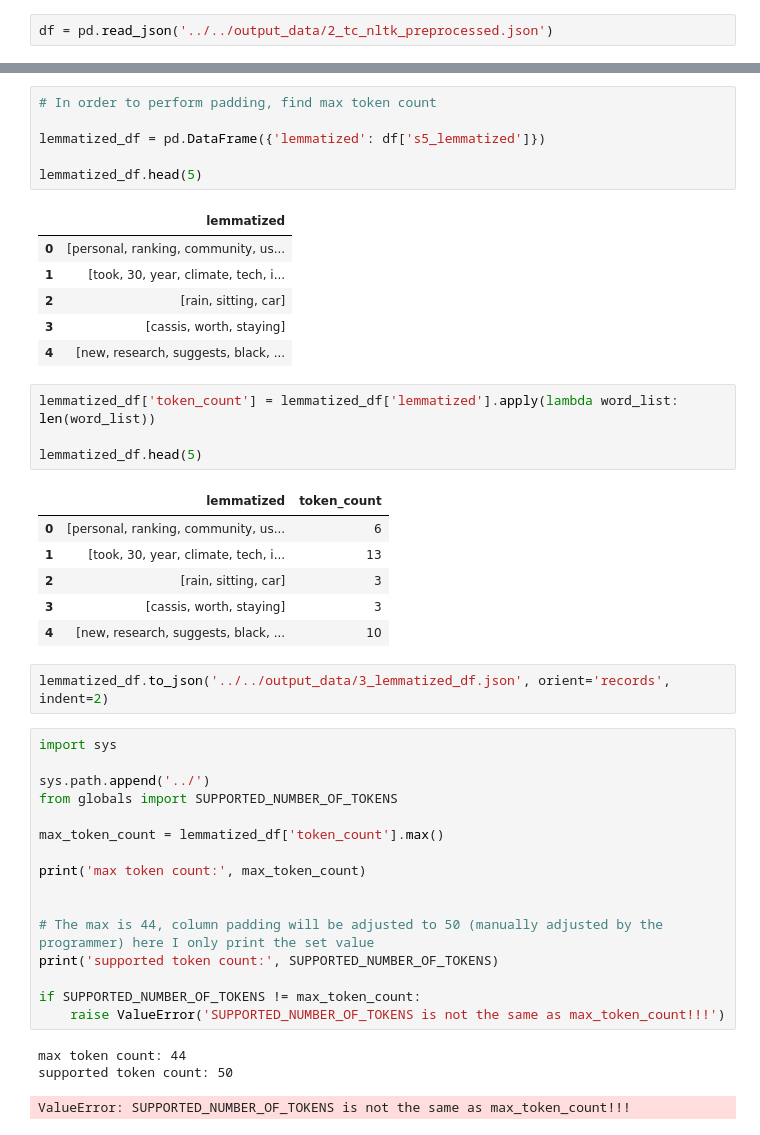
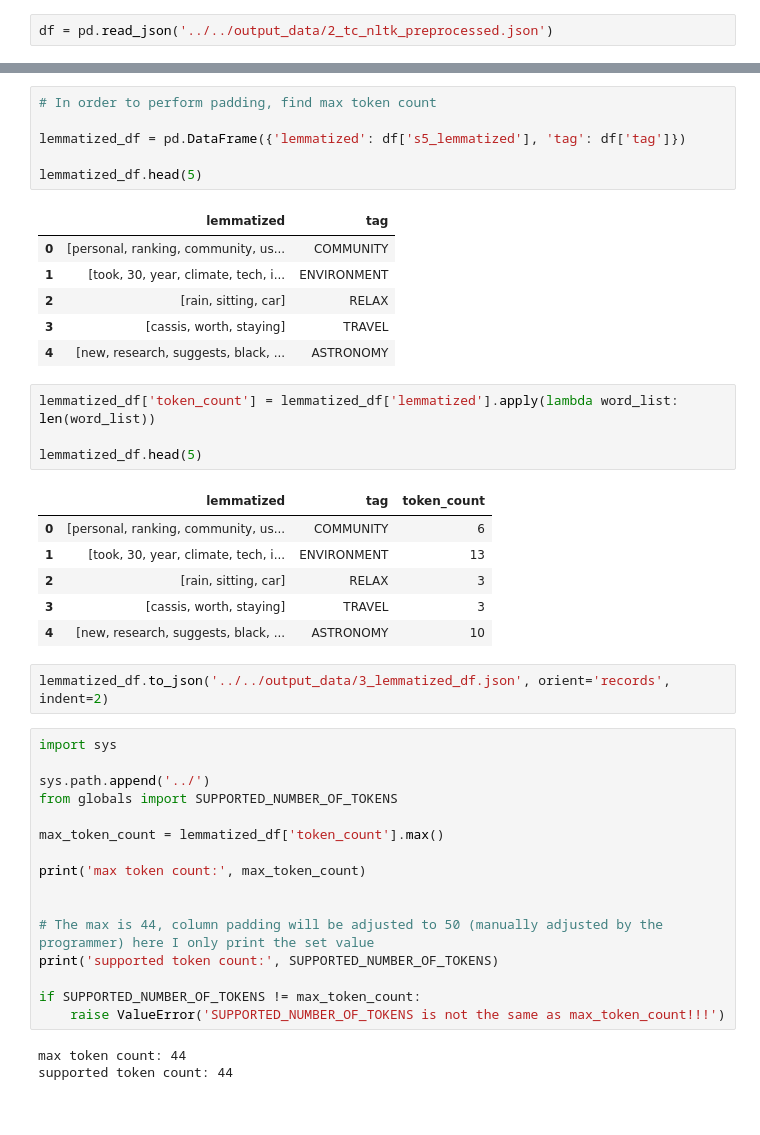
Before and after one commit to reoskaro434/text-categorizer, a Jupyter notebook: src/notebooks/3_data_padding.ipynb, the cells around one changed output, grey strips where cells are left out. Drawn from its saved outputs; the diff is of its cells as text.

```diff
--- a/src/notebooks/3_data_padding.ipynb
+++ b/src/notebooks/3_data_padding.ipynb
@@ -31,27 +31,27 @@ df.head(4)
 # %%
 # In order to perform padding, find max token count
 
-lemmatized_df = pd.DataFrame({'lemmatized': df['s5_lemmatized']})
+lemmatized_df = pd.DataFrame({'lemmatized': df['s5_lemmatized'], 'tag': df['tag']})
 
 lemmatized_df.head(5)
 # %% [output]
-|  | lemmatized |
-| 0 | [personal, ranking, community, us... |
-| 1 | [took, 30, year, climate, tech, i... |
-| 2 | [rain, sitting, car] |
-| 3 | [cassis, worth, staying] |
-| 4 | [new, research, suggests, black, ... |
+|  | lemmatized | tag |
+| 0 | [personal, ranking, community, us... | COMMUNITY |
+| 1 | [took, 30, year, climate, tech, i... | ENVIRONMENT |
+| 2 | [rain, sitting, car] | RELAX |
+| 3 | [cassis, worth, staying] | TRAVEL |
+| 4 | [new, research, suggests, black, ... | ASTRONOMY |
 # %%
 lemmatized_df['token_count'] = lemmatized_df['lemmatized'].apply(lambda word_list: len(word_list))
 
 lemmatized_df.head(5)
 # %% [output]
-|  | lemmatized | token_count |
-| 0 | [personal, ranking, community, us... | 6 |
-| 1 | [took, 30, year, climate, tech, i... | 13 |
-| 2 | [rain, sitting, car] | 3 |
-| 3 | [cassis, worth, staying] | 3 |
-| 4 | [new, research, suggests, black, ... | 10 |
+|  | lemmatized | tag | token_count |
+| 0 | [personal, ranking, community, us... | COMMUNITY | 6 |
+| 1 | [took, 30, year, climate, tech, i... | ENVIRONMENT | 13 |
+| 2 | [rain, sitting, car] | RELAX | 3 |
+| 3 | [cassis, worth, staying] | TRAVEL | 3 |
+| 4 | [new, research, suggests, black, ... | ASTRONOMY | 10 |
 # %%
 lemmatized_df.to_json('../../output_data/3_lemmatized_df.json', orient='records',  indent=2)
 # %%
@@ -72,5 +72,4 @@ if SUPPORTED_NUMBER_OF_TOKENS != max_token_count:
     raise ValueError('SUPPORTED_NUMBER_OF_TOKENS is not the same as max_token_count!!!')
 # %% [output]
 max token count: 44
-supported token count: 50
+supported token count: 44
-ValueError: SUPPORTED_NUMBER_OF_TOKENS is not the same as max_token_count!!!
```
Also changed, not shown: 7 other files.
